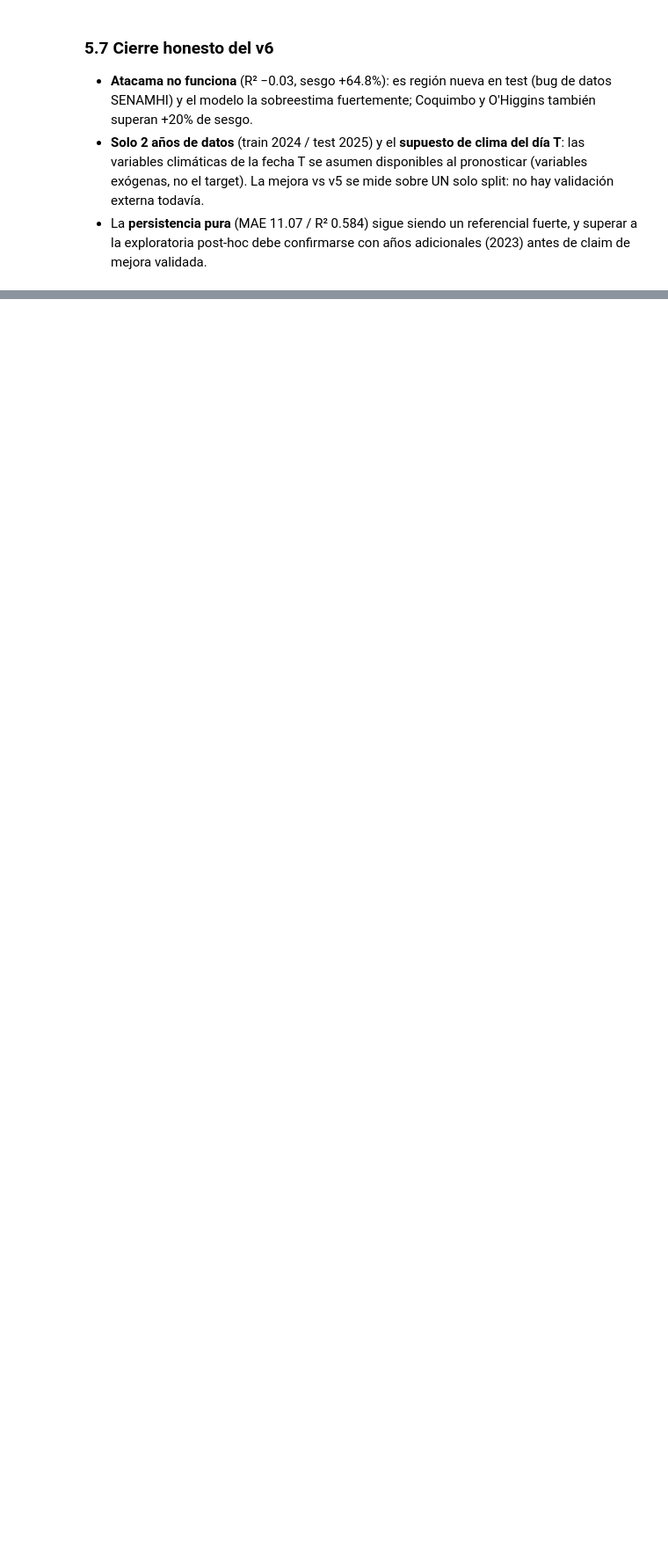
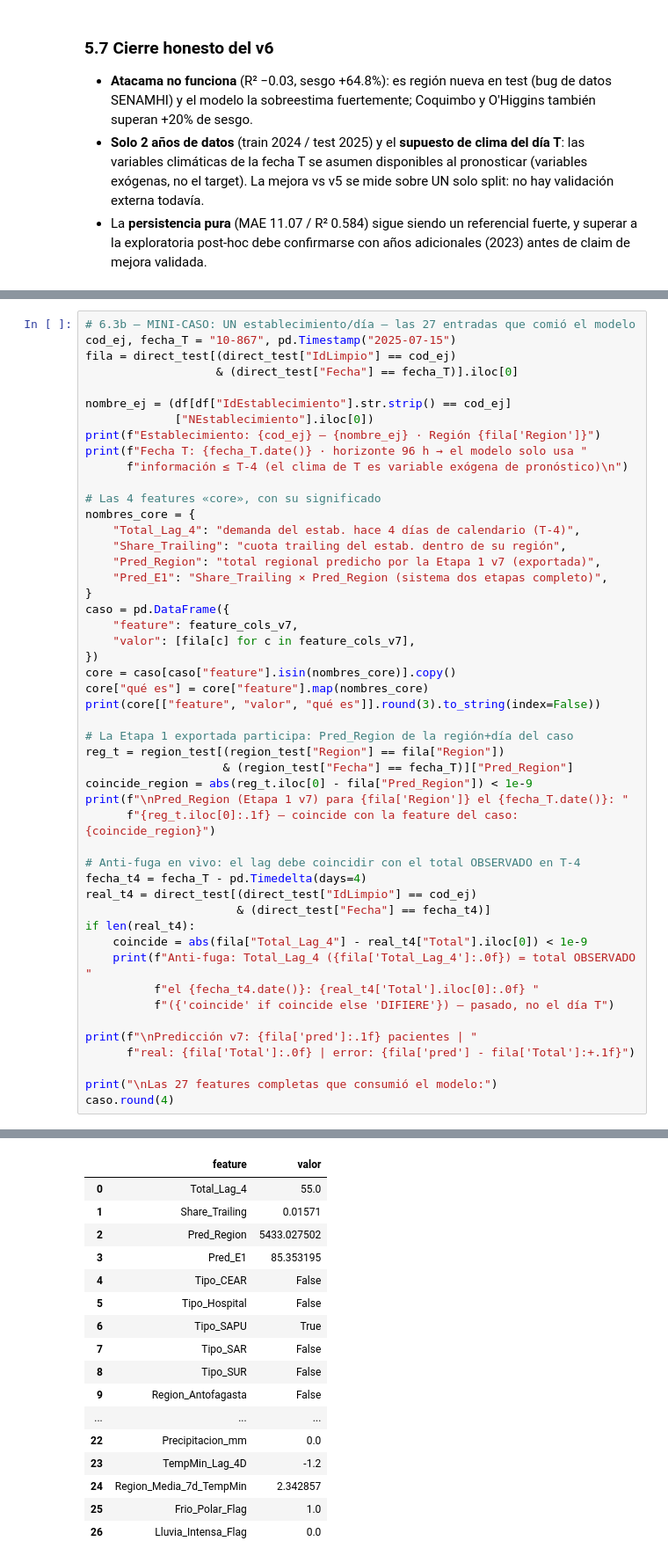
Before and after one commit to bupsidu/Healthcare_Analytics_Project, a Jupyter notebook: Modelo/notebooks/03_demo_prediccion_96h.ipynb, the cells around one changed output, grey strips where cells are left out. Shown at 88% size. Saved outputs shown, nothing was run; the diff lists cells and outputs as text; blank space fills up the shorter version.

Commit message:
Actualización del modelo hasta V11

```diff
--- a/Modelo/notebooks/03_demo_prediccion_96h.ipynb
+++ b/Modelo/notebooks/03_demo_prediccion_96h.ipynb
@@ -932,0 +1178,50 @@ Las 27 features completas que consumió el modelo:
+# %%
+# 6.3b — MINI-CASO: UN establecimiento/día — las 27 entradas que comió el modelo
+cod_ej, fecha_T = "10-867", pd.Timestamp("2025-07-15")
+fila = direct_test[(direct_test["IdLimpio"] == cod_ej)
+                   & (direct_test["Fecha"] == fecha_T)].iloc[0]
+
+nombre_ej = (df[df["IdEstablecimiento"].str.strip() == cod_ej]
+             ["NEstablecimiento"].iloc[0])
+print(f"Establecimiento: {cod_ej} — {nombre_ej} · Región {fila['Region']}")
+print(f"Fecha T: {fecha_T.date()} · horizonte 96 h → el modelo solo usa "
+      f"información ≤ T-4 (el clima de T es variable exógena de pronóstico)\n")
+
+# Las 4 features «core», con su significado
+nombres_core = {
+    "Total_Lag_4": "demanda del estab. hace 4 días de calendario (T-4)",
+    "Share_Trailing": "cuota trailing del estab. dentro de su región",
+    "Pred_Region": "total regional predicho por la Etapa 1 v7 (exportada)",
+    "Pred_E1": "Share_Trailing × Pred_Region (sistema dos etapas completo)",
+}
+caso = pd.DataFrame({
+    "feature": feature_cols_v7,
+    "valor": [fila[c] for c in feature_cols_v7],
+})
+core = caso[caso["feature"].isin(nombres_core)].copy()
+core["qué es"] = core["feature"].map(nombres_core)
+print(core[["feature", "valor", "qué es"]].round(3).to_string(index=False))
+
+# La Etapa 1 exportada participa: Pred_Region de la región+día del caso
+reg_t = region_test[(region_test["Region"] == fila["Region"])
+                    & (region_test["Fecha"] == fecha_T)]["Pred_Region"]
+coincide_region = abs(reg_t.iloc[0] - fila["Pred_Region"]) < 1e-9
+print(f"\nPred_Region (Etapa 1 v7) para {fila['Region']} el {fecha_T.date()}: "
+      f"{reg_t.iloc[0]:.1f} — coincide con la feature del caso: {coincide_region}")
+
+# Anti-fuga en vivo: el lag debe coincidir con el total OBSERVADO en T-4
+fecha_t4 = fecha_T - pd.Timedelta(days=4)
+real_t4 = direct_test[(direct_test["IdLimpio"] == cod_ej)
+                      & (direct_test["Fecha"] == fecha_t4)]
+if len(real_t4):
+    coincide = abs(fila["Total_Lag_4"] - real_t4["Total"].iloc[0]) < 1e-9
+    print(f"Anti-fuga: Total_Lag_4 ({fila['Total_Lag_4']:.0f}) = total OBSERVADO "
+          f"el {fecha_t4.date()}: {real_t4['Total'].iloc[0]:.0f} "
+          f"({'coincide' if coincide else 'DIFIERE'}) — pasado, no el día T")
+
+print(f"\nPredicción v7: {fila['pred']:.1f} pacientes | "
+      f"real: {fila['Total']:.0f} | error: {fila['pred'] - fila['Total']:+.1f}")
+
+print("\nLas 27 features completas que consumió el modelo:")
+caso.round(4)
+# %% [output]
@@ -933,3 +1243,20 @@ Las 27 features completas que consumió el modelo:
+|  | feature | valor |
+| 0 | Total_Lag_4 | 55.0 |
+| 1 | Share_Trailing | 0.01571 |
+| 2 | Pred_Region | 5433.027502 |
+| 3 | Pred_E1 | 85.353195 |
+| 4 | Tipo_CEAR | False |
+| 5 | Tipo_Hospital | False |
+| 6 | Tipo_SAPU | True |
+| 7 | Tipo_SAR | False |
+| 8 | Tipo_SUR | False |
+| 9 | Region_Antofagasta | False |
+| ... | ... | ... |
+| 22 | Precipitacion_mm | 0.0 |
+| 23 | TempMin_Lag_4D | -1.2 |
+| 24 | Region_Media_7d_TempMin | 2.342857 |
+| 25 | Frio_Polar_Flag | 1.0 |
+| 26 | Lluvia_Intensa_Flag | 0.0 |
 # %% [markdown]
 ## Cierre
 
```
Also changed, not shown: parts of 7 cells of this notebook, 49 other files.
